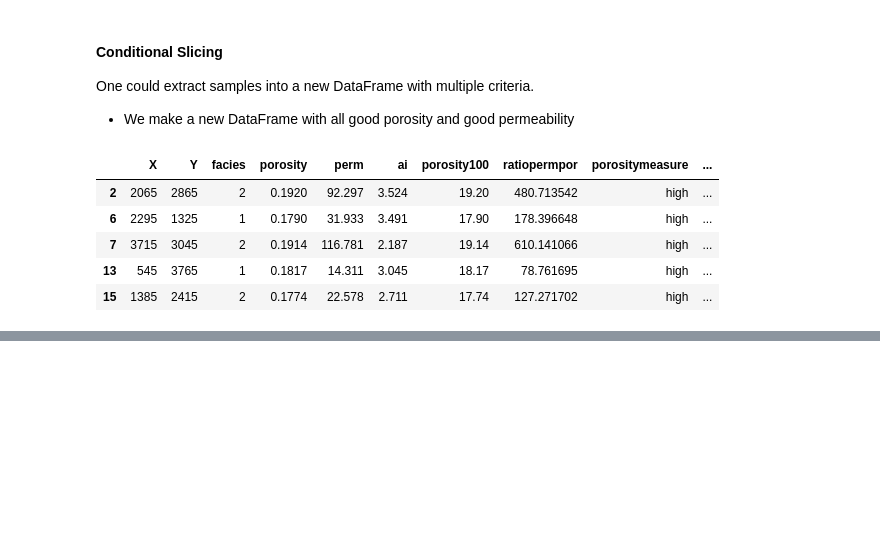
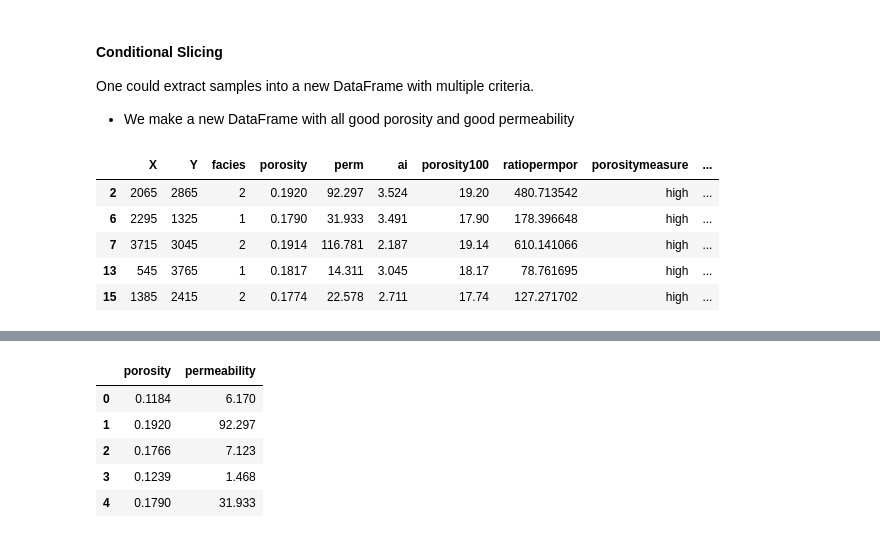
Before and after one commit to aaditya29/Quantitative-Finance-With-Python, a Jupyter notebook: 05-Data Science Basics/01-Tabular Data/TabularData.ipynb, the cells around one changed output, grey strips where cells are left out. Drawn from its saved outputs; the diff is of its cells as text; code cells hidden in the pictures; blank space fills up the shorter version.

Commit message:
added new dataframe

```diff
--- a/05-Data Science Basics/01-Tabular Data/TabularData.ipynb
+++ b/05-Data Science Basics/01-Tabular Data/TabularData.ipynb
@@ -303,0 +310,12 @@ df_extract.head()
+# %%
+por = df['porosity'].values                     # extract porosity column as vector
+perm = df['perm'].values                        # extract permeability column as vector
+df_new = pd.DataFrame({'porosity': por, 'permeability': perm}) # make a new DataFrame from the vectors
+df_new.head()
+# %% [output]
+|  | porosity | permeability |
+| 0 | 0.1184 | 6.170 |
+| 1 | 0.1920 | 92.297 |
+| 2 | 0.1766 | 7.123 |
+| 3 | 0.1239 | 1.468 |
+| 4 | 0.1790 | 31.933 |
```
Also changed, not shown: parts of 1 cell of this notebook.
